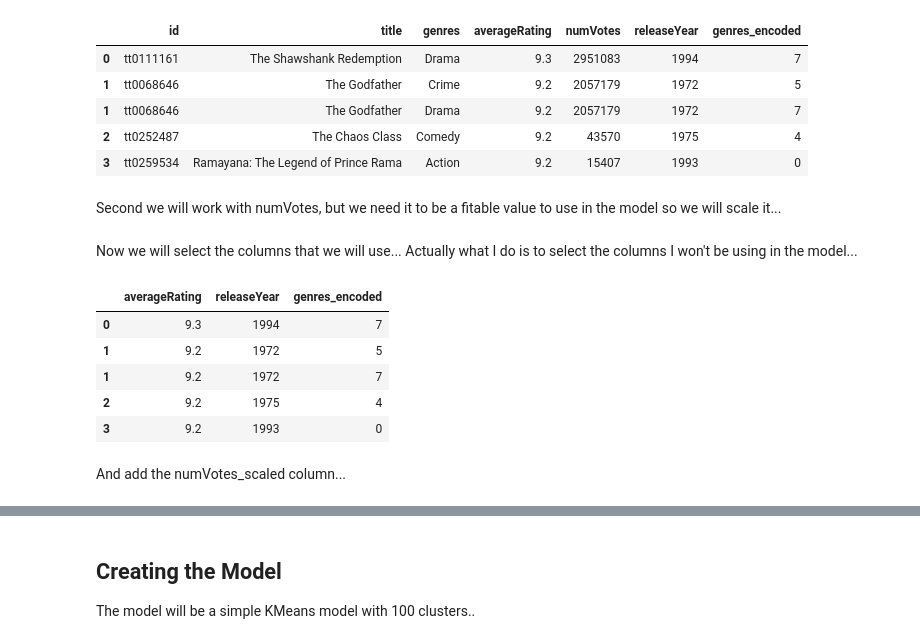
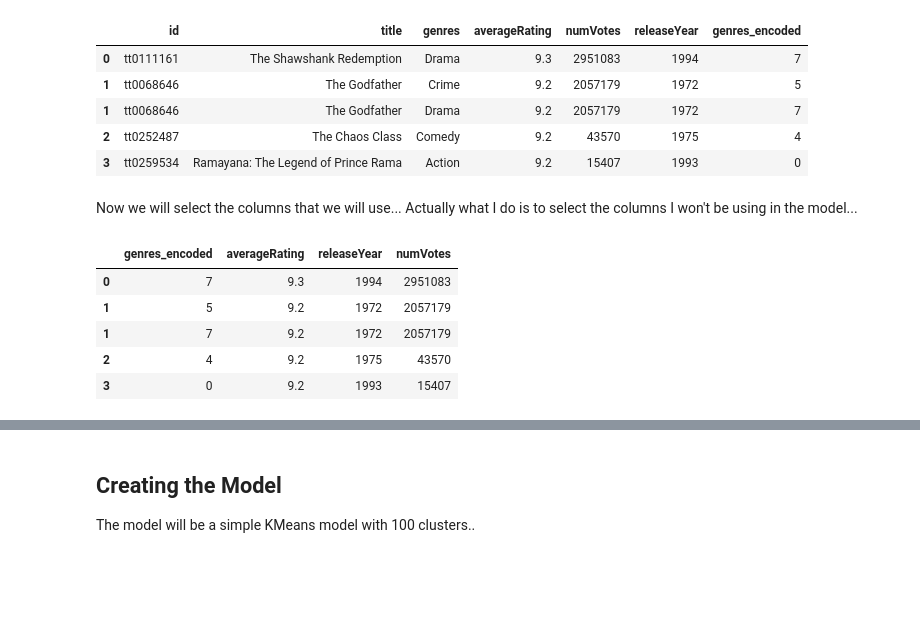
Before and after one commit to agustinnb/Data-Science, a Jupyter notebook: Clustering/Scikit-Learn/Movie Clustering/IMDB_movies_clustering.ipynb, the cells around one changed output, grey strips where cells are left out. Cells and saved outputs as stored; diff of their text form; code cells hidden in the pictures; blank space fills up the shorter version.

```diff
--- a/Clustering/Scikit-Learn/Movie Clustering/IMDB_movies_clustering.ipynb
+++ b/Clustering/Scikit-Learn/Movie Clustering/IMDB_movies_clustering.ipynb
@@ -153,5 +155,3 @@ df_movies.head()
 | 1 | tt0068646 | The Godfather | Drama | 9.2 | 2057179 | 1972 | 7 |
 | 2 | tt0252487 | The Chaos Class | Comedy | 9.2 | 43570 | 1975 | 4 |
 | 3 | tt0259534 | Ramayana: The Legend of Prince Rama | Action | 9.2 | 15407 | 1993 | 0 |
-# %% [markdown]
-Second we will work with numVotes, but we need it to be a fitable value to use in the model so we will scale it...
@@ -164,15 +159,16 @@ numVotes_scaled = numVotes_scaler.fit_transform(df_movies['numVotes'].values.res
 Now we will select the columns that we will use... Actually what I do is to select the columns I won't be using in the model...
 # %%
 # Select the data to cluster, excluding specified columns
-data_to_cluster = df_movies.loc[:, ~df_movies.columns.isin(['id', 'title', 'votes_per_rating', 'genres', 'numVotes'])]
+data_to_cluster = df_movies.loc[:, ~df_movies.columns.isin(['id', 'title', 'votes_per_rating', 'genres'])]
+
+# Rearrange columns
+data_to_cluster = data_to_cluster[['genres_encoded', 'averageRating', 'releaseYear', 'numVotes']]
 
 data_to_cluster.head()
 # %% [output]
-|  | averageRating | releaseYear | genres_encoded |
-| 0 | 9.3 | 1994 | 7 |
-| 1 | 9.2 | 1972 | 5 |
-| 1 | 9.2 | 1972 | 7 |
-| 2 | 9.2 | 1975 | 4 |
-| 3 | 9.2 | 1993 | 0 |
+|  | genres_encoded | averageRating | releaseYear | numVotes |
+| 0 | 7 | 9.3 | 1994 | 2951083 |
+| 1 | 5 | 9.2 | 1972 | 2057179 |
+| 1 | 7 | 9.2 | 1972 | 2057179 |
+| 2 | 4 | 9.2 | 1975 | 43570 |
+| 3 | 0 | 9.2 | 1993 | 15407 |
-# %% [markdown]
-And add the numVotes_scaled column...
```
Also changed, not shown: parts of 10 cells of this notebook.
